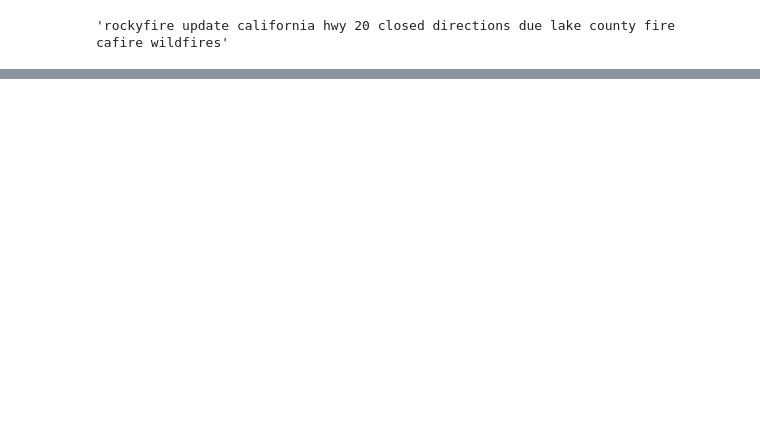
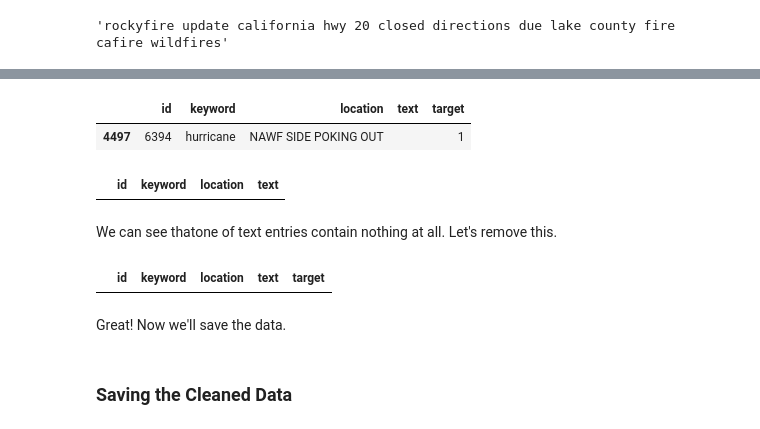
Before and after one commit to Hari31416/Portfolio, a Jupyter notebook: ML/Disaster_Tweets/Preprocessing.ipynb, the cells around one changed output, grey strips where cells are left out. Saved outputs shown, nothing was run; the diff lists cells and outputs as text; code cells hidden in the pictures; blank space fills up the shorter version.

Commit message:
Some Data Cleaning and modeling

```diff
--- a/ML/Disaster_Tweets/Preprocessing.ipynb
+++ b/ML/Disaster_Tweets/Preprocessing.ipynb
@@ -139,0 +209,6 @@ LOOOOOOL
+# %%
+train_keywords = train["keyword"].unique()
+test_keywords = test["keyword"].unique()
+all_keywords = np.concatenate([train_keywords, test_keywords])
+all_keywords = np.unique(all_keywords)
+len(train_keywords), len(test_keywords), len(all_keywords)
@@ -139,0 +219,12 @@ LOOOOOOL
+# %%
+def fill_keyword(row):
+    if row["keyword"] == "nan":
+        for keyword in all_keywords:
+            if keyword in row["text"].lower():
+                return keyword
+        return "neutral"
+    else:
+        return row["keyword"]
+# %%
+train["keyword"] = train[["keyword", "text"]].apply(fill_keyword, axis=1)
+test["keyword"] = test[["keyword", "text"]].apply(fill_keyword, axis=1)
@@ -142,14 +259,28 @@ LOOOOOOL
 # %%
 from nltk.corpus import stopwords
+import re
 def clean(text):
+    #Lowering text
     text = text.lower()
 
-    chars = ["!", "#", ",", ".", ":", ";", "?", "-", "@", "~", ")", "(", "=", ">", "<", "/"]
+    #Removing the @user
+    text = re.sub(r'@[^\s]+', '', text)
+
+    #Removing the links
+    text = re.sub(r'http:\S+', '', text)
+    text = re.sub(r'https:\S+', '', text)
+
+    #Removing non ASCII characters
+    text = re.sub(r'[^\x00-\x7F]+', '', text)
+    #Removing punctuation and special characters
+    chars = ["!", "#", ",", ".", ":", ";", "?", "-", "~", ")", "(", "=", ">", "<", "/"]
     for char in chars:
         if char in text:
             text = text.replace(char, "")
 
     stop = stopwords.words('english')
-    text = [word for word in text.split() if word not in stop]
+    #To avoid getting empty strings
+    if len(text.split()) > 3:
+        text = [word for word in text.split() if word not in stop]
     return " ".join(text)
 # %%
@@ -335,0 +301,11 @@ Successfully submitted to Natural Language Processing with Disaster Tweets
+# %%
+train[train["text"].str.len() == 0]
+# %% [output]
+|  | id | keyword | location | text | target |
+| 4497 | 6394 | hurricane | NAWF SIDE POKING OUT |  | 1 |
+# %%
+test[test["text"].str.len() == 0]
+# %% [output]
+|  | id | keyword | location | text |
+# %% [markdown]
+We can see thatone of text entries contain nothing at all. Let's remove this.
@@ -335,0 +314,8 @@ Successfully submitted to Natural Language Processing with Disaster Tweets
+# %%
+train[train["text"].str.len() == 0]
+# %% [output]
+|  | id | keyword | location | text | target |
+# %% [markdown]
+Great! Now we'll save the data.
+# %% [markdown]
+### Saving the Cleaned Data
```
Also changed, not shown: parts of 67 cells of this notebook, 16 other files.
